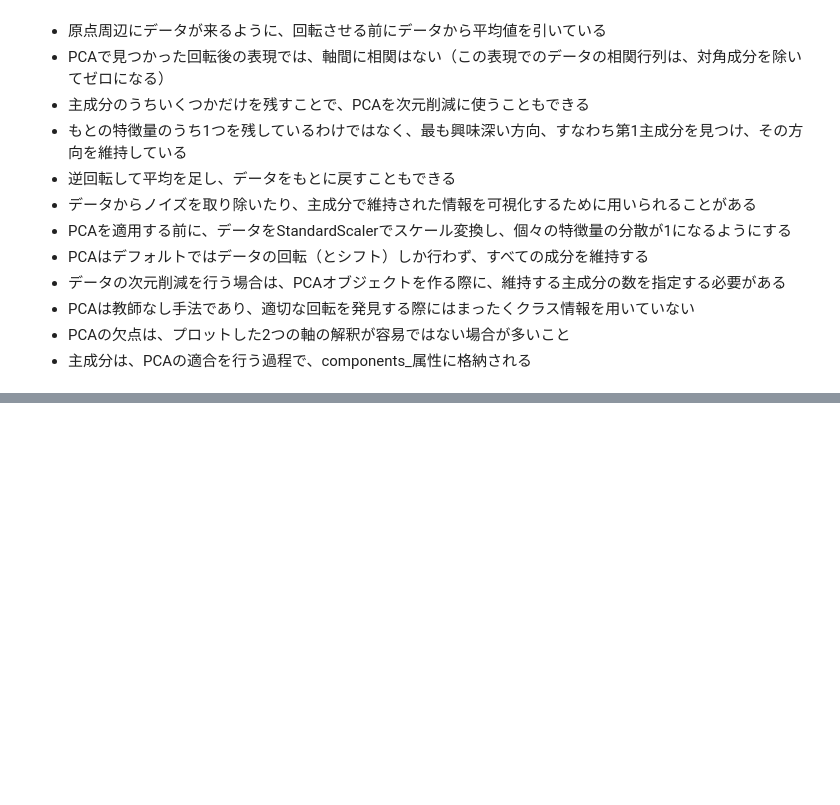
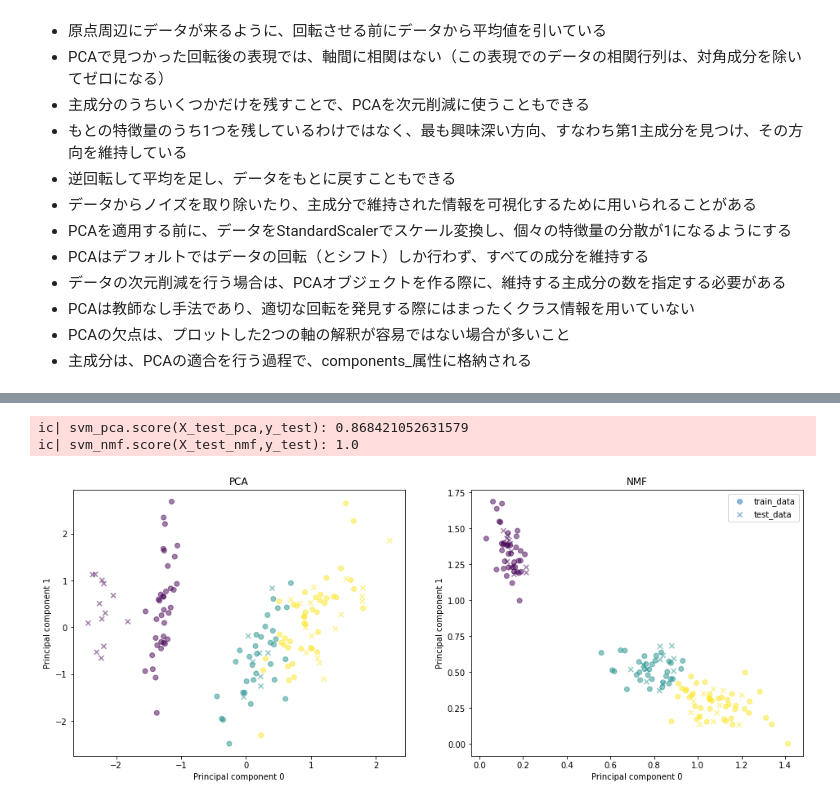
Before and after one commit to ponzu3847/cheat_sheets, a Jupyter notebook: sklearn.ipynb, the cells around one changed output, grey strips where cells are left out. Saved outputs shown, nothing was run; the diff lists cells and outputs as text; code cells hidden in the pictures; blank space fills up the shorter version.

```diff
--- a/sklearn.ipynb
+++ b/sklearn.ipynb
@@ -1152,27 +1152,27 @@ https://scikit-learn.org/stable/modules/generated/sklearn.decomposition.PCA.html
 * 主成分は、PCAの適合を行う過程で、components_属性に格納される
 # %%
 from sklearn.decomposition import PCA
-from sklearn.datasets import load_boston
+from sklearn.datasets import load_iris
 from sklearn.model_selection import train_test_split
 from sklearn.preprocessing import StandardScaler
-from sklearn.linear_model import Ridge
+from sklearn.svm import LinearSVC
 
-boston=load_boston()
-X_train,X_test,y_train,y_test=train_test_split(boston.data,boston.target,random_state=0)
+iris=load_iris()
+X_train,X_test,y_train,y_test=train_test_split(iris.data,iris.target,stratify=iris.target,random_state=0)
 
 scaler=StandardScaler().fit(X_train)
 X_train_scaled=scaler.transform(X_train)
 X_test_scaled=scaler.transform(X_test)
 
-pca=PCA(n_components=5)
+pca=PCA(n_components=3)
 pca.fit(X_train_scaled)
 
 X_train_pca=pca.transform(X_train_scaled)
 X_test_pca=pca.transform(X_test_scaled)
 
-svm=Ridge().fit(X_train,y_train)
-svm_scaled=Ridge().fit(X_train_scaled,y_train)
-svm_pca=Ridge().fit(X_train_pca,y_train)
+svm=LinearSVC().fit(X_train,y_train)
+svm_scaled=LinearSVC().fit(X_train_scaled,y_train)
+svm_pca=LinearSVC().fit(X_train_pca,y_train)
 
 ic(svm.score(X_test,y_test))
 ic(svm_scaled.score(X_test_scaled,y_test))
@@ -1184,0 +1208,41 @@ ic| svm_pca.score(X_test_pca,y_test): 0.5640408081569097
+# %%
+from sklearn.datasets import load_iris
+from sklearn.model_selection import train_test_split
+from sklearn.decomposition import NMF,PCA
+from sklearn.preprocessing import MinMaxScaler
+from sklearn.svm import LinearSVC
+import matplotlib.pyplot as plt
+
+iris=load_iris()
+X_train,X_test,y_train,y_test=train_test_split(iris.data,iris.target,stratify=iris.target,random_state=0)
+
+pca=PCA(n_components=3,whiten=True,random_state=0)
+pca.fit(X_train)
+
+nmf=NMF(n_components=2,random_state=0,max_iter=1000)
+nmf.fit(X_train)
+
+X_train_pca=pca.transform(X_train)
+X_tset_pca=pca.transform(X_test)
+X_train_nmf=nmf.transform(X_train)
+X_test_nmf=nmf.transform(X_test)
+
+svm_pca=LinearSVC(max_iter=10000).fit(X_train_pca,y_train)
+svm_nmf=LinearSVC(max_iter=10000).fit(X_train_nmf,y_train)
+
+ic(svm_pca.score(X_test_pca,y_test))
+ic(svm_nmf.score(X_test_nmf,y_test))
+
+fig,axes=plt.subplots(1,2,figsize=(16,6),facecolor='w')
+for ax,model,model_name,data in zip(axes.ravel(),[svm_pca,svm_nmf],['PCA','NMF'],[[X_train_pca,X_test_pca],[X_train_nmf,X_test_nmf]]):
+    ax.scatter(data[0][:,0],data[0][:,1],c=model.predict(data[0]),marker='o',cmap='viridis',label='train_data',alpha=0.5)
+    ax.scatter(data[1][:,0],data[1][:,1],c=model.predict(data[1]),marker='x',cmap='viridis',label='test_data',alpha=0.5)
+    ax.set_xlabel('Principal component 0')
+    ax.set_ylabel('Principal component 1')
+    ax.set_title(model_name)
+plt.legend(loc='best')
+plt.show()
+# %% [output]
+ic| svm_pca.score(X_test_pca,y_test): 0.868421052631579
+ic| svm_nmf.score(X_test_nmf,y_test): 1.0
+[figure, added]
```
Also changed, not shown: parts of 6 cells of this notebook, 1 other file.
